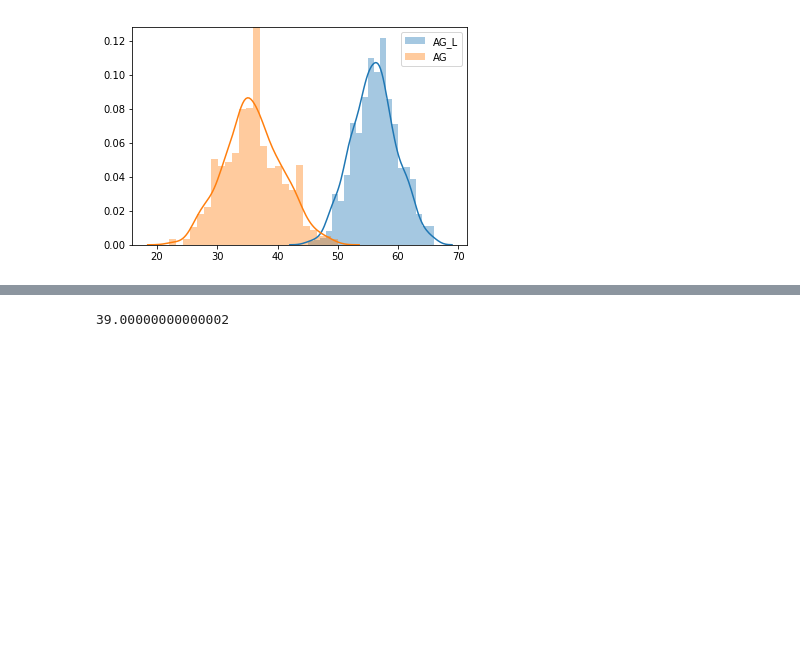
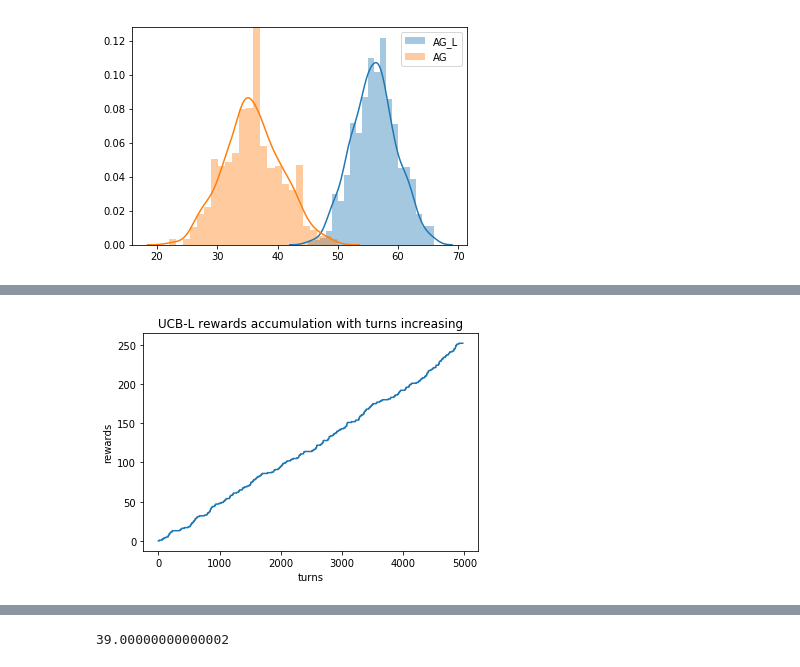
Before and after one commit to ShrekFelix/Reducing-Exploration-of-Dying-Arms-in-Mortal-Bandits, a Jupyter notebook: optimal exploration for mortal MAB.ipynb, the cells around one changed output, grey strips where cells are left out. Drawn from its saved outputs; the diff is of its cells as text; code cells hidden in the pictures; blank space fills up the shorter version.

```diff
--- a/optimal exploration for mortal MAB.ipynb
+++ b/optimal exploration for mortal MAB.ipynb
@@ -609,3 +687,11 @@ UCB_L2(reward_rate=100,c=10, verbose=False)/100
+# %%
+plt.plot(rl)
+plt.ylabel('rewards')
+plt.xlabel('turns')
+plt.title('UCB-L rewards accumulation with turns increasing')
+pass
+# %% [output]
+[figure, added]
 # %%
 UCB_L2(reward_rate=50, c=5, verbose=False)/50
 # %% [output]
```
Also changed, not shown: parts of 16 cells of this notebook.
